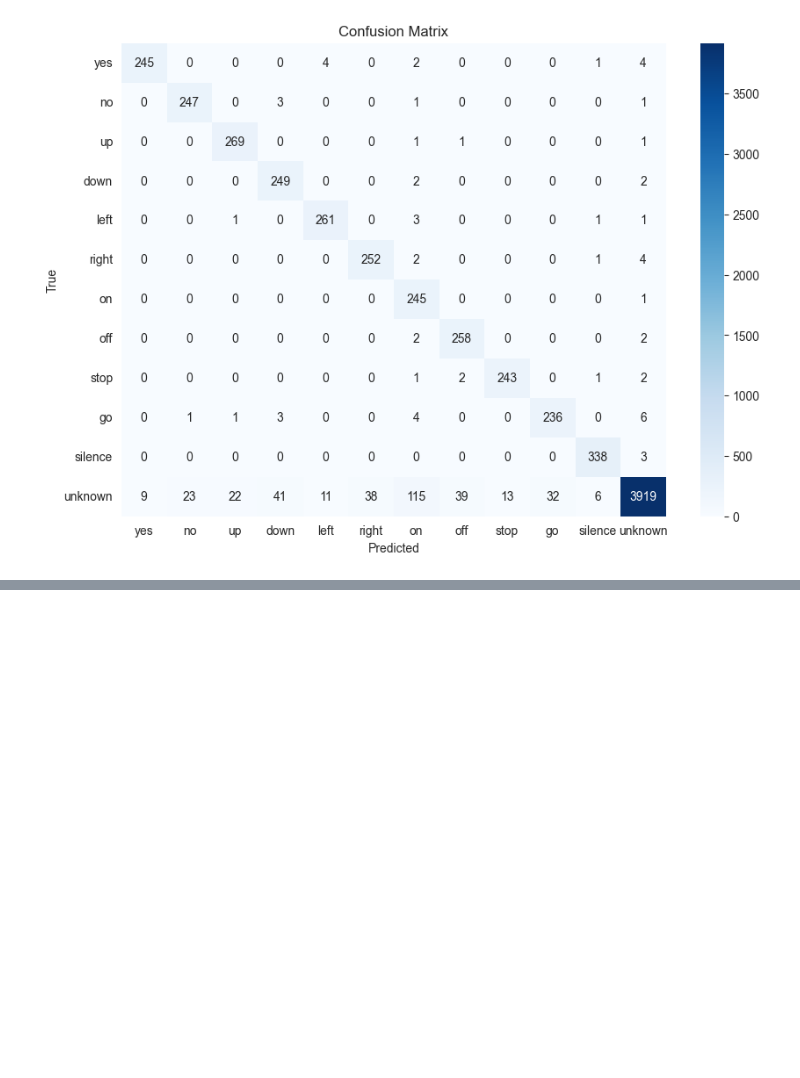
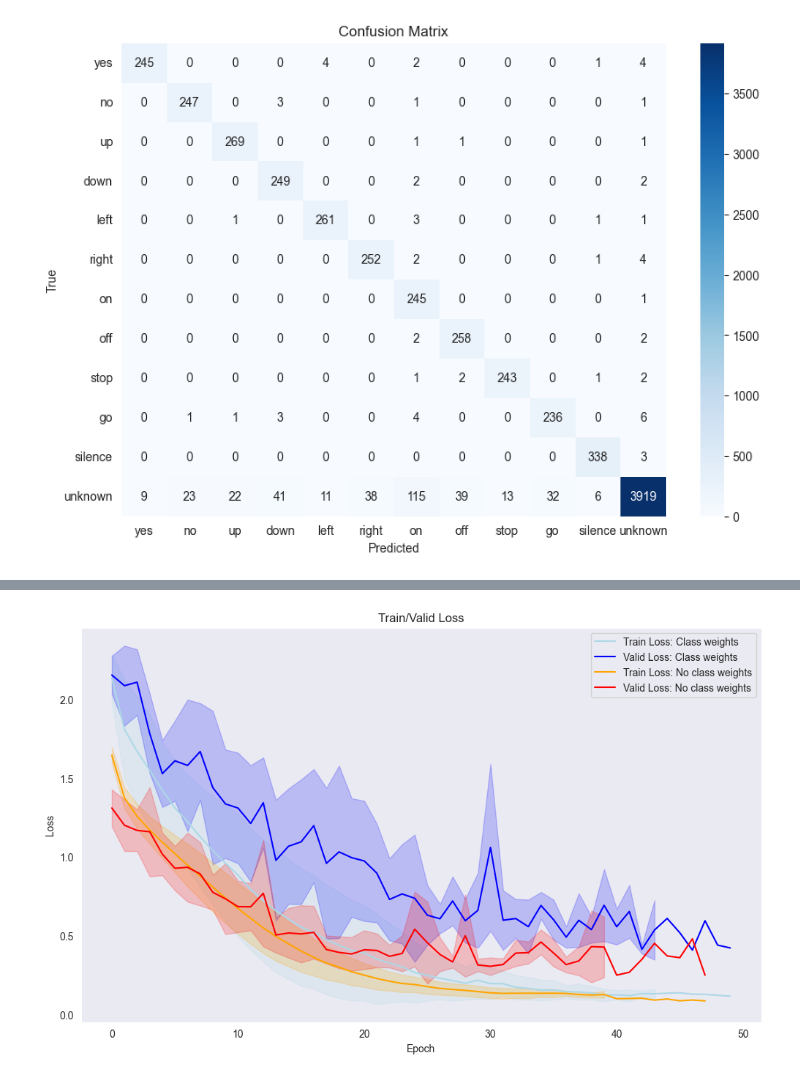
Before and after one commit to Mafarein/deep_learning_project2, a Jupyter notebook: model_experiments.ipynb, the cells around one changed output, grey strips where cells are left out. Cells and saved outputs as stored; diff of their text form; code cells hidden in the pictures; blank space fills up the shorter version.

Commit message:
weights

```diff
--- a/model_experiments.ipynb
+++ b/model_experiments.ipynb
@@ -364,0 +373,19 @@ plot_confusion_matrix(cm, class_names=COMMANDS)
+# %%
+df_cnn_weights = load_loss_data("saved_losses/cnn_class_weights_seed_*.csv")
+
+
+plt.figure(figsize=(12, 7))
+
+plot_loss(df_cnn_weights, "Class weights", train_color="lightblue", valid_color="blue")
+plot_loss(df_cnn_lr001, "No class weights", train_color="orange", valid_color="red")
+
+
+plt.xlabel("Epoch")
+plt.ylabel("Loss")
+plt.title("Train/Valid Loss")
+plt.legend()
+plt.grid()
+plt.savefig("plots/cnn_weights")
+plt.show()
+# %% [output]
+[figure, added]
```
Also changed, not shown: parts of 2 cells of this notebook, 11 other files.
